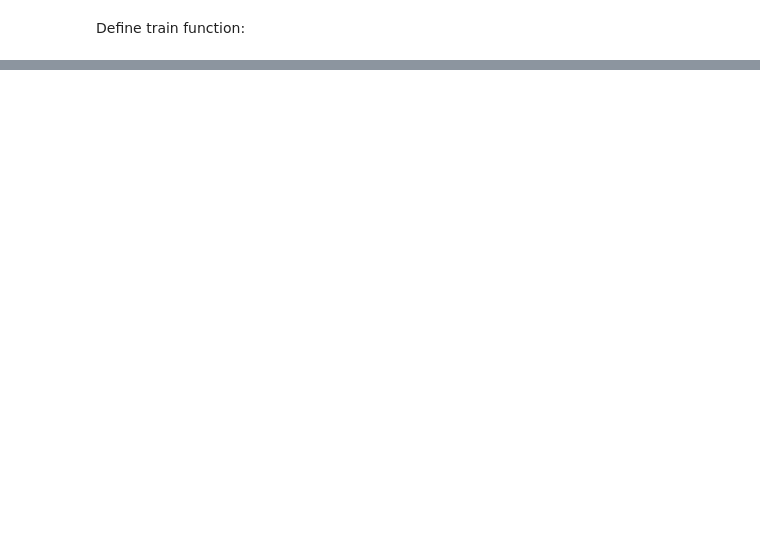
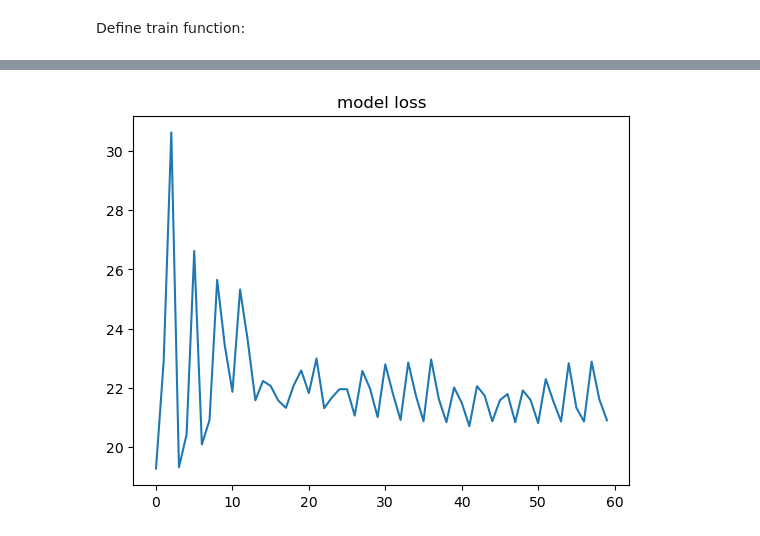
Before and after one commit to Haradai/energy_analysis_project, a Jupyter notebook: pepe.ipynb, the cells around one changed output, grey strips where cells are left out. Drawn from its saved outputs; the diff is of its cells as text; code cells hidden in the pictures; blank space fills up the shorter version.

```diff
--- a/pepe.ipynb
+++ b/pepe.ipynb
@@ -258,0 +236,8 @@ KeyboardInterrupt:
+# %%
+scaler = dataset.column_scalers[dataset.target_labels[0]]
+scaled_losses = dataset.denormalize_values(losses,scaler)
+plt.plot(scaled_losses)
+plt.title('model loss')
+plt.show()
+# %% [output]
+[figure, added]
```
Also changed, not shown: parts of 20 cells of this notebook, 4 other files.
